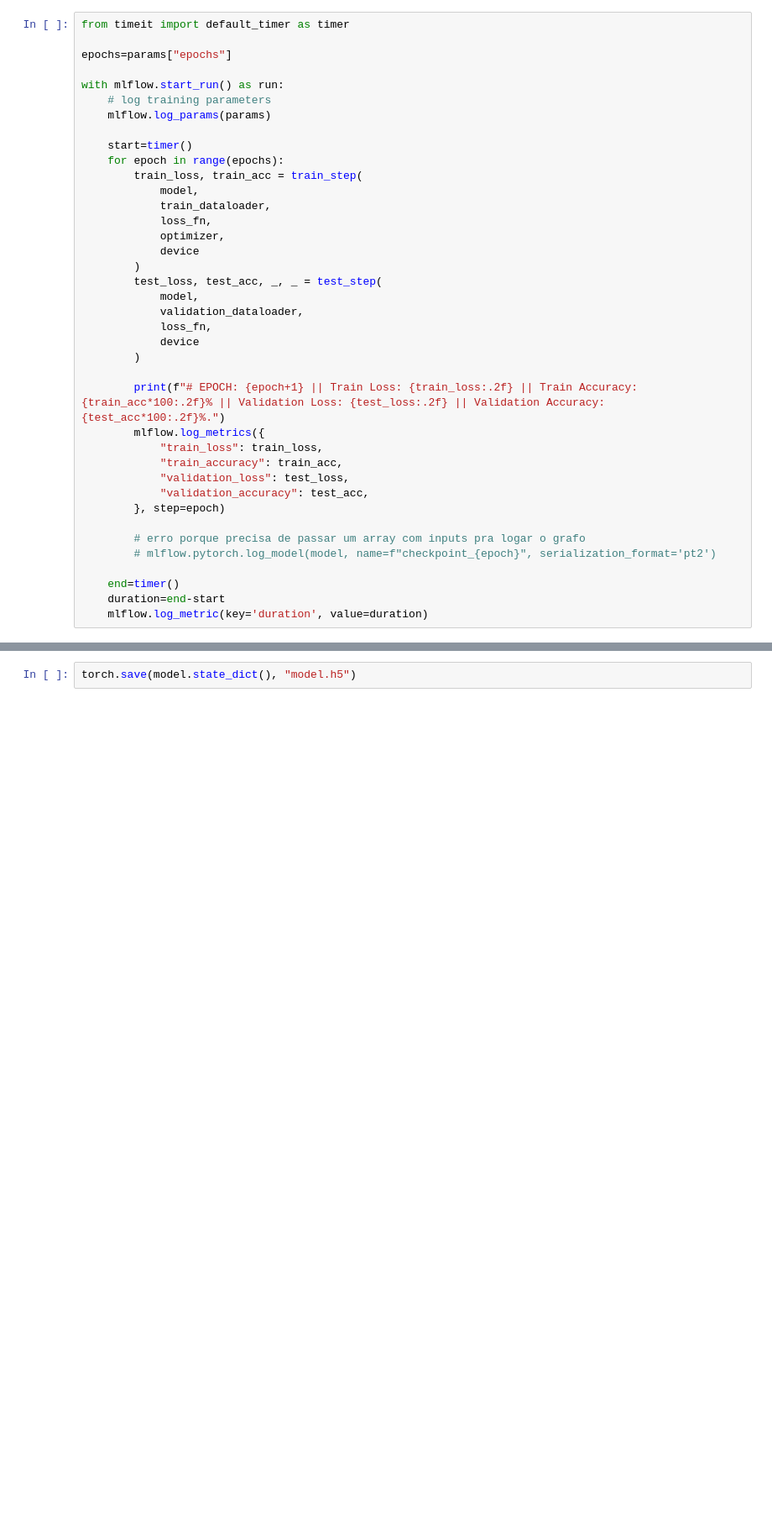
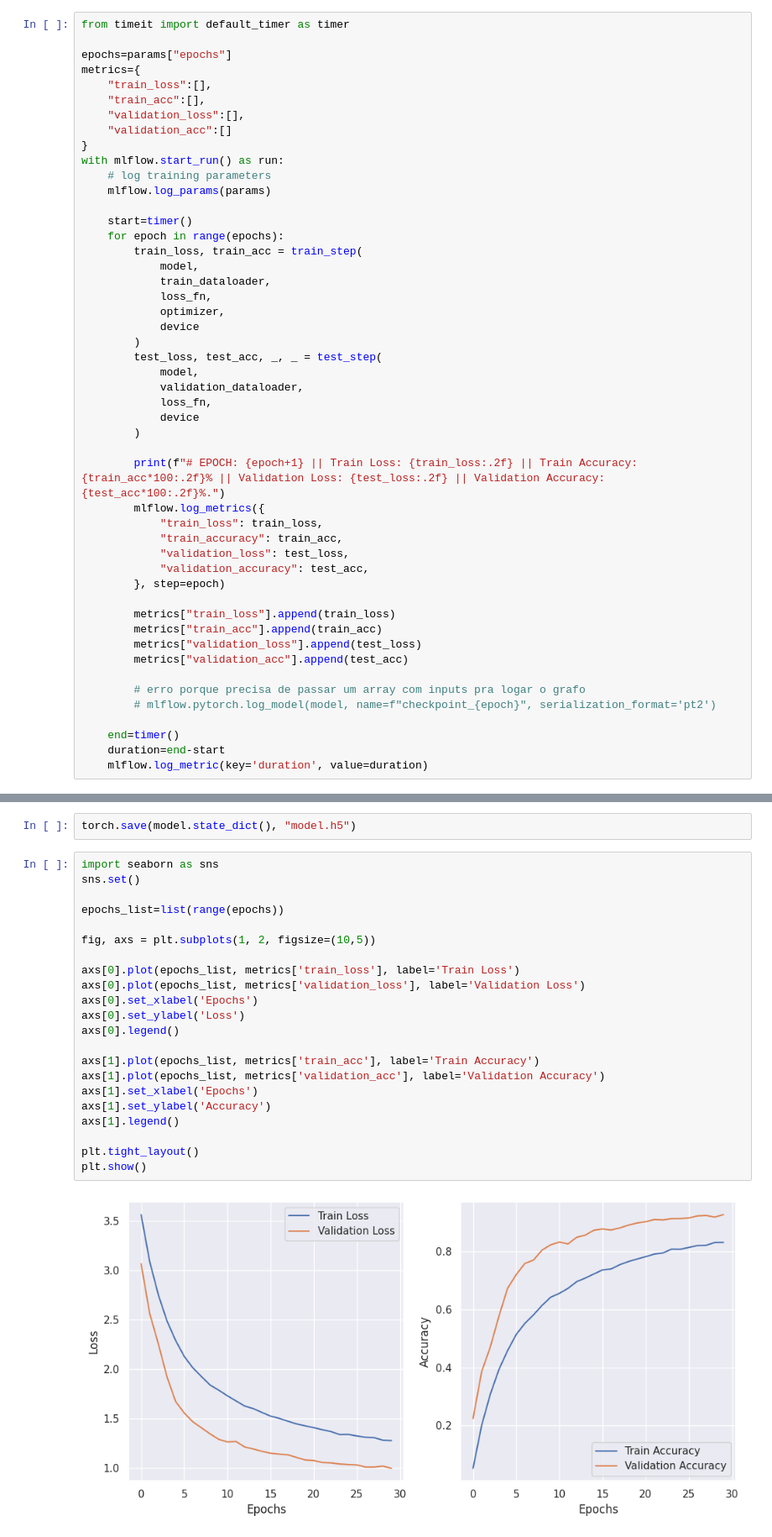
Before and after one commit to ricardo-ervilha/Plant-Disease-Classification, a Jupyter notebook: notebooks/train.ipynb, the cells around one changed output, grey strips where cells are left out. Shown at 84% size. Drawn from its saved outputs; the diff is of its cells as text; blank space fills up the shorter version.

```diff
--- a/notebooks/train.ipynb
+++ b/notebooks/train.ipynb
@@ -293,7 +293,12 @@ optimizer= torch.optim.Adam(params=model.parameters(), lr=params["learning_rate"
 from timeit import default_timer as timer
 
 epochs=params["epochs"]
-
+metrics={
+    "train_loss":[],
+    "train_acc":[],
+    "validation_loss":[],
+    "validation_acc":[]
+}
 with mlflow.start_run() as run:
     # log training parameters
     mlflow.log_params(params)
@@ -322,6 +327,11 @@ with mlflow.start_run() as run:
             "validation_accuracy": test_acc,
         }, step=epoch)
 
+        metrics["train_loss"].append(train_loss)
+        metrics["train_acc"].append(train_acc)
+        metrics["validation_loss"].append(test_loss)
+        metrics["validation_acc"].append(test_acc)
+
         # erro porque precisa de passar um array com inputs pra logar o grafo
         # mlflow.pytorch.log_model(model, name=f"checkpoint_{epoch}", serialization_format='pt2')
 
@@ -351,2 +360,26 @@ Tempo de execução: 14.0 minutos.
 # %%
 torch.save(model.state_dict(), "model.h5")
+# %%
+import seaborn as sns
+sns.set()
+
+epochs_list=list(range(epochs))
+
+fig, axs = plt.subplots(1, 2, figsize=(10,5))
+
+axs[0].plot(epochs_list, metrics['train_loss'], label='Train Loss')
+axs[0].plot(epochs_list, metrics['validation_loss'], label='Validation Loss')
+axs[0].set_xlabel('Epochs')
+axs[0].set_ylabel('Loss')
+axs[0].legend()
+
+axs[1].plot(epochs_list, metrics['train_acc'], label='Train Accuracy')
+axs[1].plot(epochs_list, metrics['validation_acc'], label='Validation Accuracy')
+axs[1].set_xlabel('Epochs')
+axs[1].set_ylabel('Accuracy')
+axs[1].legend()
+
+plt.tight_layout()
+plt.show()
+# %% [output]
+[figure, added]
```
Also changed, not shown: parts of 5 cells of this notebook, 9 other files.
